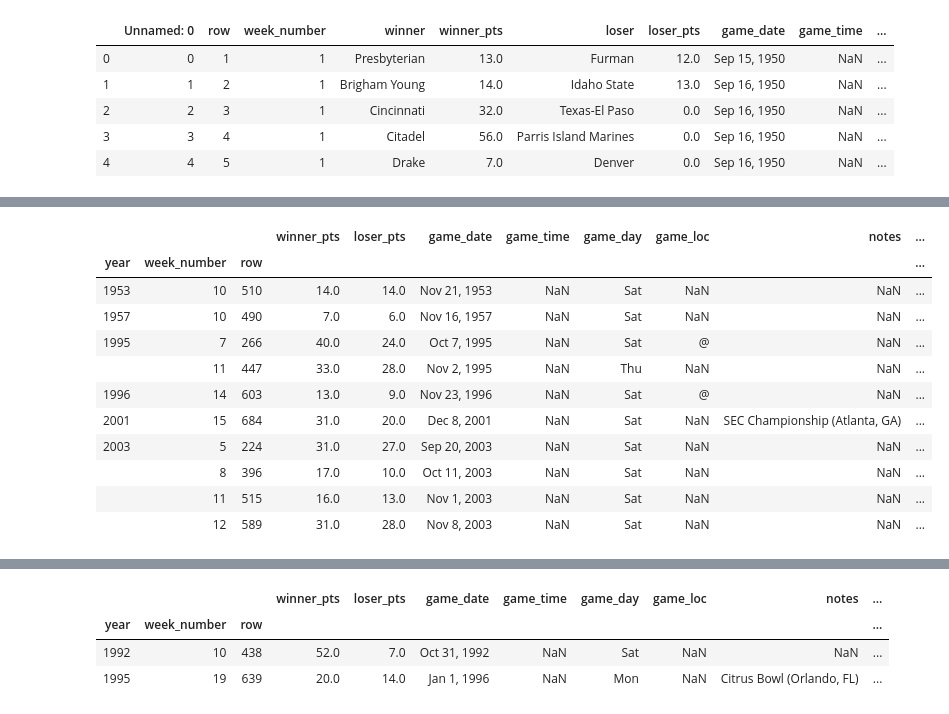
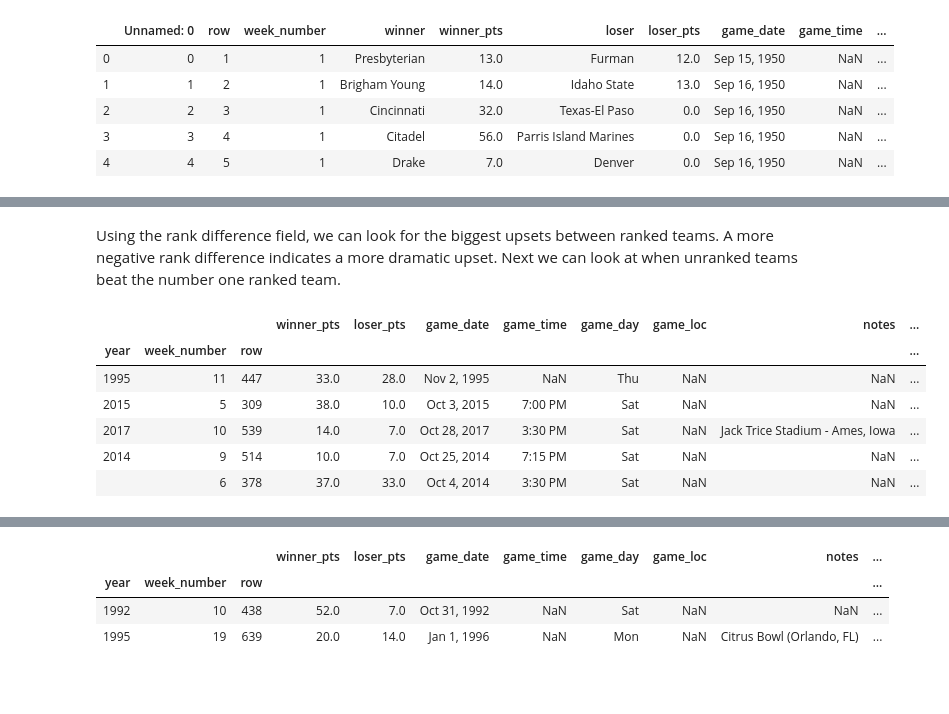
Before and after one commit to redhairedcelt/College_Football_Analysis, a Jupyter notebook: CF Analysis.ipynb, the cells around one changed output, grey strips where cells are left out. Drawn from its saved outputs; the diff is of its cells as text; code cells hidden in the pictures; blank space fills up the shorter version.

```diff
--- a/CF Analysis.ipynb
+++ b/CF Analysis.ipynb
@@ -104,16 +138,13 @@ records[['winner_pts', 'loser_pts', 'pts_diff', 'rank_diff']].boxplot(figsize=(1
+# %% [markdown]
+Using the rank difference field, we can look for the biggest upsets between ranked teams.  A more negative rank difference indicates a more dramatic upset.  Next we can look at when unranked teams beat the number one ranked team.
 # %%
-# Biggest upsets
-records[records['rank_diff'] < -18][:10]
+# Biggest upsets between ranked teams
+records[records['rank_diff'] < -18].sort_values('rank_diff')[:5]
 # %% [output]
 |  |  |  | winner_pts | loser_pts | game_date | game_time | game_day | game_loc | notes | ... |
 | year | week_number | row |  |  |  |  |  |  |  | ... |
-| 1953 | 10 | 510 | 14.0 | 14.0 | Nov 21, 1953 | NaN | Sat | NaN | NaN | ... |
-| 1957 | 10 | 490 | 7.0 | 6.0 | Nov 16, 1957 | NaN | Sat | NaN | NaN | ... |
-| 1995 | 7 | 266 | 40.0 | 24.0 | Oct 7, 1995 | NaN | Sat | @ | NaN | ... |
-|  | 11 | 447 | 33.0 | 28.0 | Nov 2, 1995 | NaN | Thu | NaN | NaN | ... |
-| 1996 | 14 | 603 | 13.0 | 9.0 | Nov 23, 1996 | NaN | Sat | @ | NaN | ... |
-| 2001 | 15 | 684 | 31.0 | 20.0 | Dec 8, 2001 | NaN | Sat | NaN | SEC Championship (Atlanta, GA) | ... |
-| 2003 | 5 | 224 | 31.0 | 27.0 | Sep 20, 2003 | NaN | Sat | NaN | NaN | ... |
-|  | 8 | 396 | 17.0 | 10.0 | Oct 11, 2003 | NaN | Sat | NaN | NaN | ... |
-|  | 11 | 515 | 16.0 | 13.0 | Nov 1, 2003 | NaN | Sat | NaN | NaN | ... |
-|  | 12 | 589 | 31.0 | 28.0 | Nov 8, 2003 | NaN | Sat | NaN | NaN | ... |
+| 1995 | 11 | 447 | 33.0 | 28.0 | Nov 2, 1995 | NaN | Thu | NaN | NaN | ... |
+| 2015 | 5 | 309 | 38.0 | 10.0 | Oct 3, 2015 | 7:00 PM | Sat | NaN | NaN | ... |
+| 2017 | 10 | 539 | 14.0 | 7.0 | Oct 28, 2017 | 3:30 PM | Sat | NaN | Jack Trice Stadium - Ames, Iowa | ... |
+| 2014 | 9 | 514 | 10.0 | 7.0 | Oct 25, 2014 | 7:15 PM | Sat | NaN | NaN | ... |
+|  | 6 | 378 | 37.0 | 33.0 | Oct 4, 2014 | 3:30 PM | Sat | NaN | NaN | ... |
```
Also changed, not shown: parts of 95 cells of this notebook, 24 other files.
